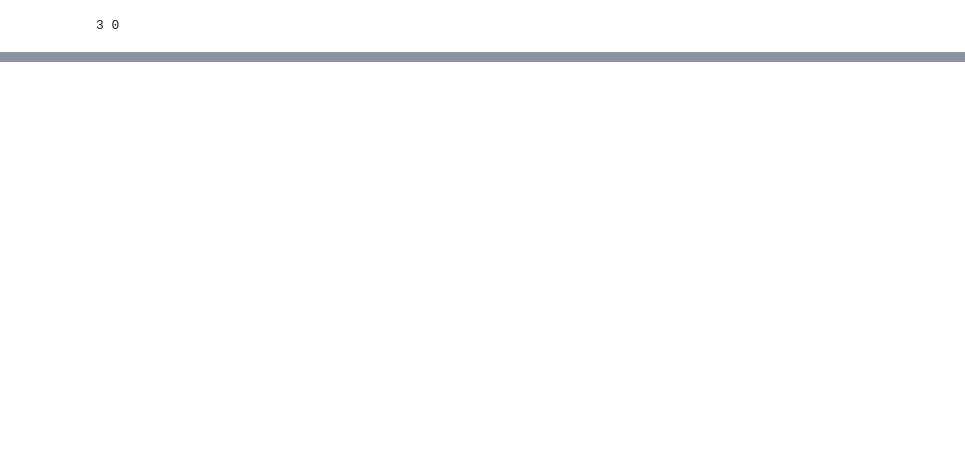
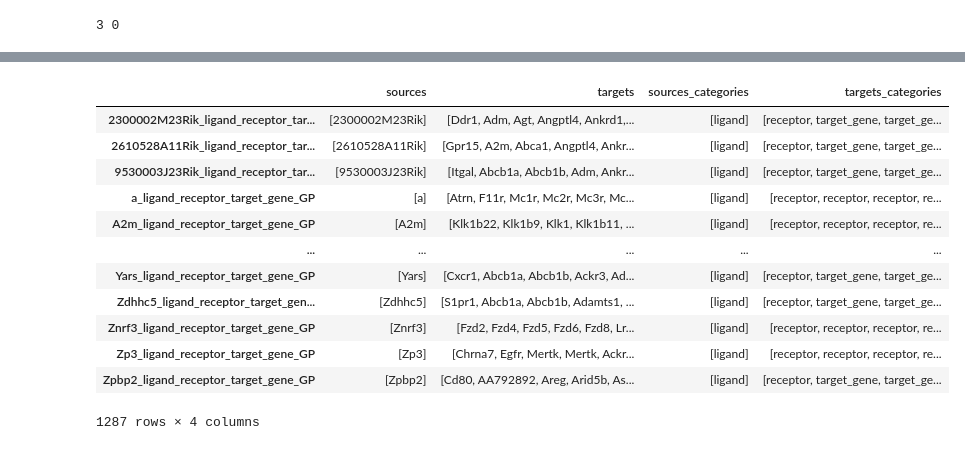
Before and after one commit to BaldanMatt/mlnetst, a Jupyter notebook: docs/scratch_scseqcomm.ipynb, the cells around one changed output, grey strips where cells are left out. Saved outputs shown, nothing was run; the diff lists cells and outputs as text; code cells hidden in the pictures; blank space fills up the shorter version.

Commit message:
Investigating multilayer tensor representation and nichenet database

```diff
--- a/docs/scratch_scseqcomm.ipynb
+++ b/docs/scratch_scseqcomm.ipynb
@@ -360,3 +356,11 @@ class CustomInterScoreDataset(LightningDataModule):
 
     def __getitem__(self, idx):
         pass
+# %%
+import nichecompass as nc
+lrt_interactions = nc.utils.extract_gp_dict_from_nichenet_lrt_interactions(
+    species="mouse",
+    gene_orthologs_mapping_file_path=Path(os.getcwd()).parents[0] / "data" / "raw" / "human_mouse_gene_orthologs.csv",
+    plot_gp_gene_count_distributions=False,
+)
+lrt_df = pd.DataFrame.from_dict(lrt_interactions, orient='index')
@@ -362,0 +409,16 @@ class CustomInterScoreDataset(LightningDataModule):
+# %%
+lrt_df
+# %% [output]
+|  | sources | targets | sources_categories | targets_categories |
+| 2300002M23Rik_ligand_receptor_tar... | [2300002M23Rik] | [Ddr1, Adm, Agt, Angptl4, Ankrd1,... | [ligand] | [receptor, target_gene, target_ge... |
+| 2610528A11Rik_ligand_receptor_tar... | [2610528A11Rik] | [Gpr15, A2m, Abca1, Angptl4, Ankr... | [ligand] | [receptor, target_gene, target_ge... |
+| 9530003J23Rik_ligand_receptor_tar... | [9530003J23Rik] | [Itgal, Abcb1a, Abcb1b, Adm, Ankr... | [ligand] | [receptor, target_gene, target_ge... |
+| a_ligand_receptor_target_gene_GP | [a] | [Atrn, F11r, Mc1r, Mc2r, Mc3r, Mc... | [ligand] | [receptor, receptor, receptor, re... |
+| A2m_ligand_receptor_target_gene_GP | [A2m] | [Klk1b22, Klk1b9, Klk1, Klk1b11, ... | [ligand] | [receptor, receptor, receptor, re... |
+| ... | ... | ... | ... | ... |
+| Yars_ligand_receptor_target_gene_GP | [Yars] | [Cxcr1, Abcb1a, Abcb1b, Ackr3, Ad... | [ligand] | [receptor, target_gene, target_ge... |
+| Zdhhc5_ligand_receptor_target_gen... | [Zdhhc5] | [S1pr1, Abcb1a, Abcb1b, Adamts1, ... | [ligand] | [receptor, target_gene, target_ge... |
+| Znrf3_ligand_receptor_target_gene_GP | [Znrf3] | [Fzd2, Fzd4, Fzd5, Fzd6, Fzd8, Lr... | [ligand] | [receptor, receptor, receptor, re... |
+| Zp3_ligand_receptor_target_gene_GP | [Zp3] | [Chrna7, Egfr, Mertk, Mertk, Ackr... | [ligand] | [receptor, receptor, receptor, re... |
+| Zpbp2_ligand_receptor_target_gene_GP | [Zpbp2] | [Cd80, AA792892, Areg, Arid5b, As... | [ligand] | [receptor, target_gene, target_ge... |
+1287 rows × 4 columns
```
Also changed, not shown: parts of 12 cells of this notebook, 2 other files.
